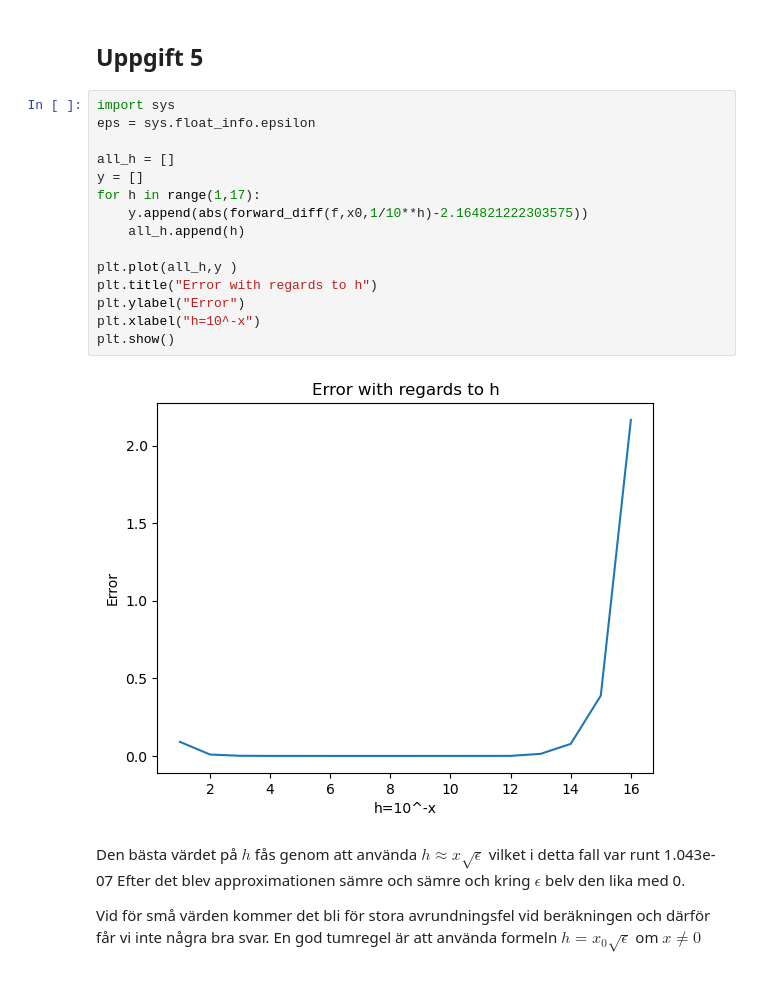
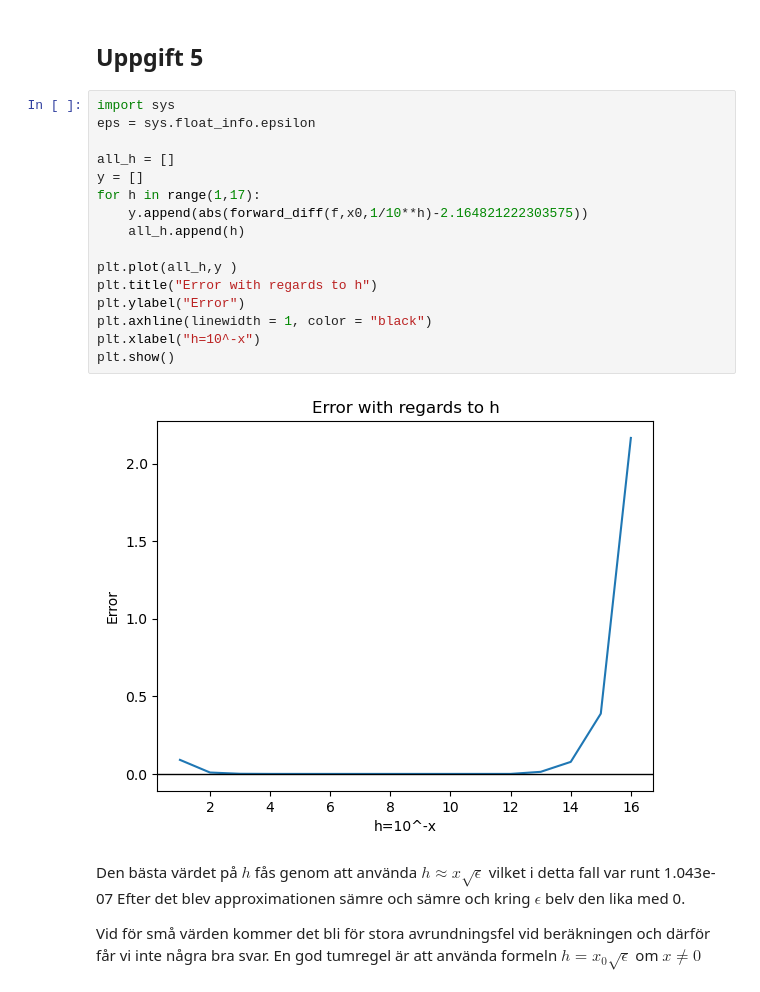
Before and after one commit to Oozna/Numerical-Analysis, a Jupyter notebook: projekt/labbrapport/rapport1.ipynb, the cells around one changed output. Cells and saved outputs as stored; diff of their text form.

```diff
--- a/projekt/labbrapport/rapport1.ipynb
+++ b/projekt/labbrapport/rapport1.ipynb
@@ -91,20 +91,21 @@ Exakta värdet av f"(7)   => 1.8069068125500986
 # %%
 import sys
 eps = sys.float_info.epsilon
 
 all_h = []
 y = []
 for h in range(1,17):
     y.append(abs(forward_diff(f,x0,1/10**h)-2.164821222303575))
     all_h.append(h)
 
 plt.plot(all_h,y )
 plt.title("Error with regards to h")
 plt.ylabel("Error")
+plt.axhline(linewidth = 1, color = "black")
 plt.xlabel("h=10^-x")
 plt.show()
 # %% [output]
-[figure, old version]
+[figure, new version]
 # %% [markdown]
 Den bästa värdet på $h$ fås genom att använda $h\approx x\sqrt{\epsilon}$ vilket i detta fall var runt 1.043e-07
 Efter det blev approximationen sämre och sämre och kring $\epsilon$ belv den lika med 0.
```
Also changed, not shown: parts of 2 cells of this notebook.
